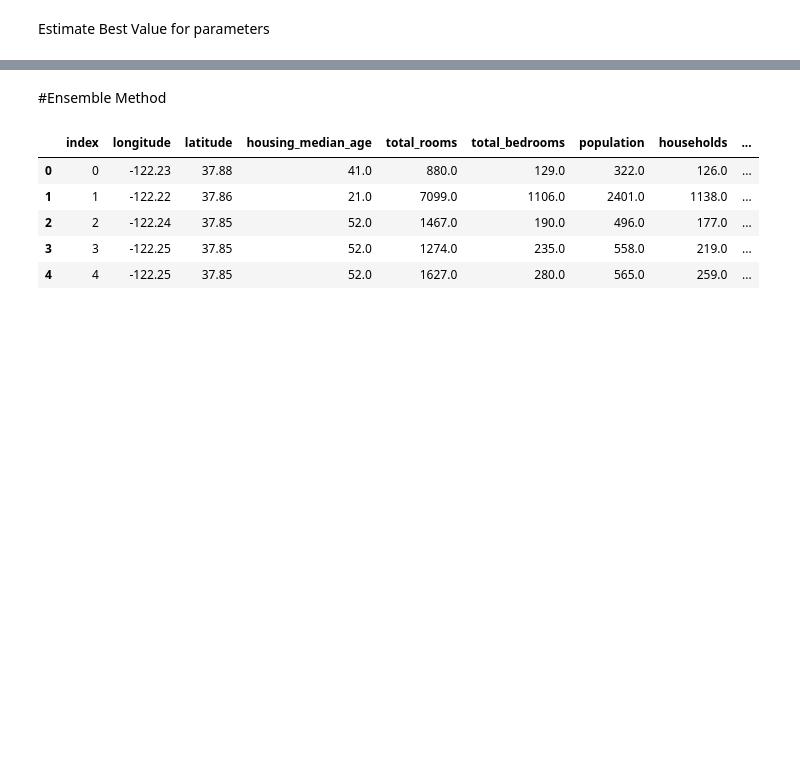
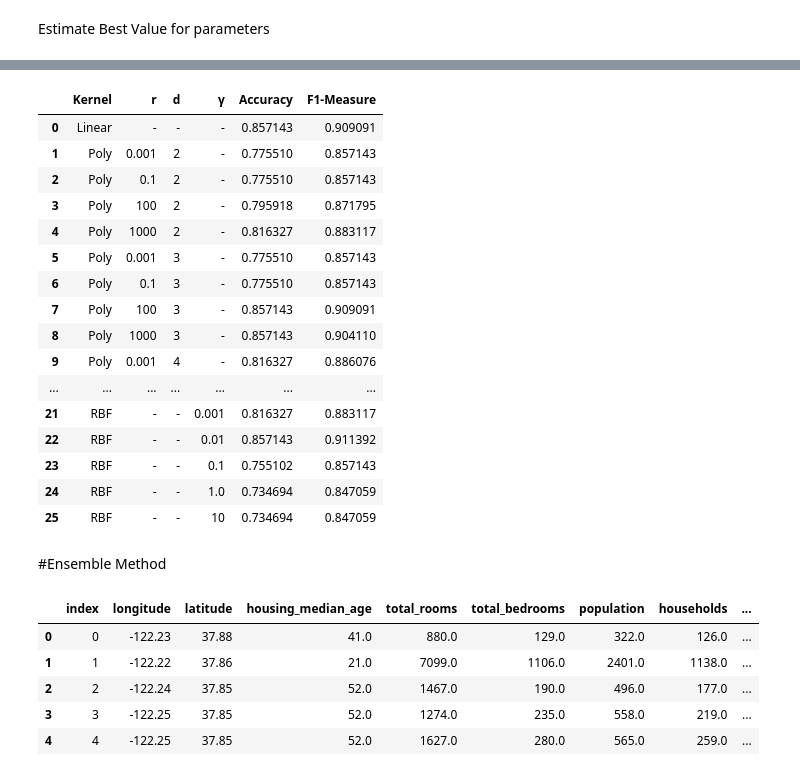
Before and after one commit to saeedgolzar/aml-course, a Jupyter notebook: Assignments/ML_HW3/AML_HW3.ipynb, the cells around one changed output, grey strips where cells are left out. Saved outputs shown, nothing was run; the diff lists cells and outputs as text; code cells hidden in the pictures; blank space fills up the shorter version.

```diff
--- a/Assignments/ML_HW3/AML_HW3.ipynb
+++ b/Assignments/ML_HW3/AML_HW3.ipynb
@@ -120,7 +132,7 @@ Estimate Best Value for parameters
 from sklearn.model_selection import GridSearchCV
 
 sigsvc = SVC(kernel = 'sigmoid')
-parameters = {'gamma':[5, 6, 7, 8, 9, 10, 11]}
+parameters = {'coef0':[0.001, 0.1, 10, 100, 1000]}
 gsearch = GridSearchCV(sigsvc, parameters)
 gsearch.fit(X_train, y_train)
 clf = gsearch.best_estimator_
@@ -133,7 +145,8 @@ Best max depth is SVC(coef0=5, degree=7, kernel='poly')
 from sklearn.svm import SVC
 from sklearn import metrics
 
-for gama in [1e-2, 1e-1, 1e0, 1e1]:
+SVM_Result.drop(SVM_Result.index[SVM_Result['Kernel'] == 'RBF'], inplace=True)
+for gama in [1e-3, 1e-2, 1e-1, 1e0, 10]:
 
   rbfsvc = SVC(kernel = 'rbf', gamma=gama)
   rbfsvc.fit(X_train, y_train)
@@ -143,8 +156,7 @@ for gama in [1e-2, 1e-1, 1e0, 1e1]:
   acc_score = metrics.accuracy_score(y_test, y_pred)
   f1_score = metrics.f1_score(y_test, y_pred)
 
-  print('RBF gama =',gama)
-  print('Accuracy = ', acc_score)
-  print('F1-Measure = ', f1_score)
-  print('')
+  SVM_Result.loc[len(SVM_Result.index)] = ['RBF', '-', '-', gama, acc_score, f1_score]
+
+SVM_Result.loc[SVM_Result['Kernel'] == 'RBF']
 # %% [output]
@@ -179,3 +182,23 @@ Best model is SVC(gamma=0.01)
+# %%
+display(SVM_Result)
+# %% [output]
+|  | Kernel | r | d | γ | Accuracy | F1-Measure |
+| 0 | Linear | - | - | - | 0.857143 | 0.909091 |
+| 1 | Poly | 0.001 | 2 | - | 0.775510 | 0.857143 |
+| 2 | Poly | 0.1 | 2 | - | 0.775510 | 0.857143 |
+| 3 | Poly | 100 | 2 | - | 0.795918 | 0.871795 |
+| 4 | Poly | 1000 | 2 | - | 0.816327 | 0.883117 |
+| 5 | Poly | 0.001 | 3 | - | 0.775510 | 0.857143 |
+| 6 | Poly | 0.1 | 3 | - | 0.775510 | 0.857143 |
+| 7 | Poly | 100 | 3 | - | 0.857143 | 0.909091 |
+| 8 | Poly | 1000 | 3 | - | 0.857143 | 0.904110 |
+| 9 | Poly | 0.001 | 4 | - | 0.816327 | 0.886076 |
+| ... | ... | ... | ... | ... | ... | ... |
+| 21 | RBF | - | - | 0.001 | 0.816327 | 0.883117 |
+| 22 | RBF | - | - | 0.01 | 0.857143 | 0.911392 |
+| 23 | RBF | - | - | 0.1 | 0.755102 | 0.857143 |
+| 24 | RBF | - | - | 1.0 | 0.734694 | 0.847059 |
+| 25 | RBF | - | - | 10 | 0.734694 | 0.847059 |
 # %% [markdown]
 #Ensemble Method
 # %%
```
Also changed, not shown: parts of 14 cells of this notebook.
